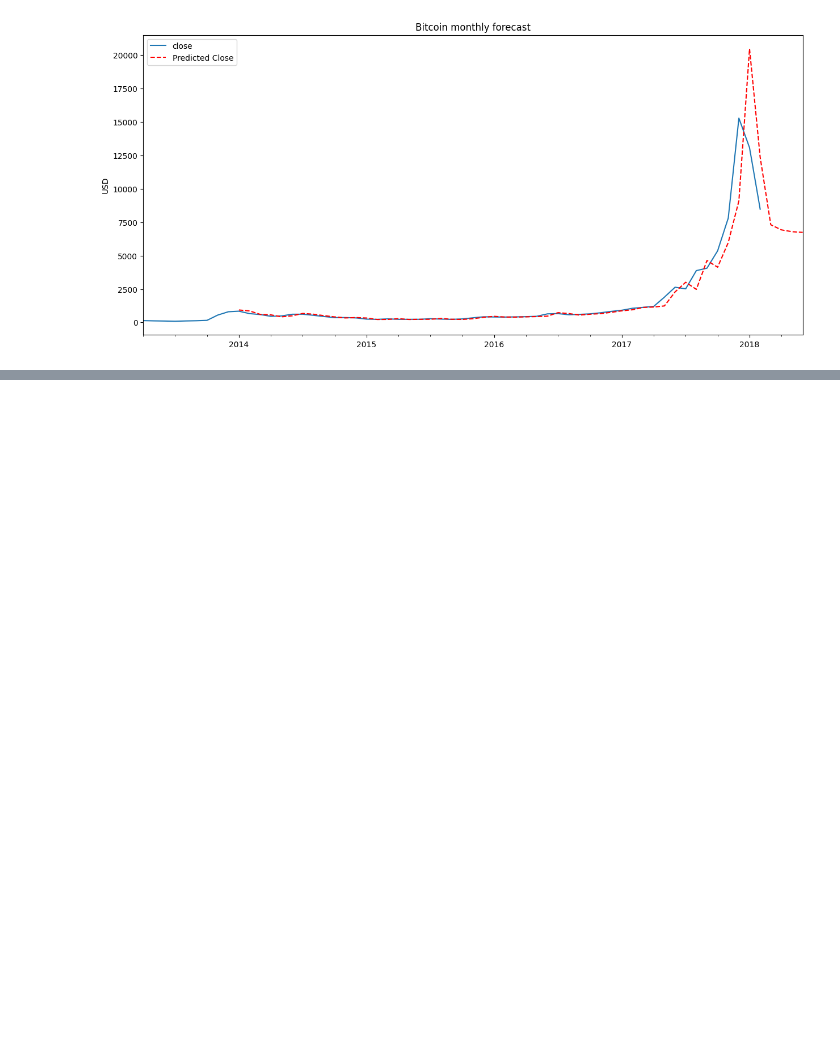
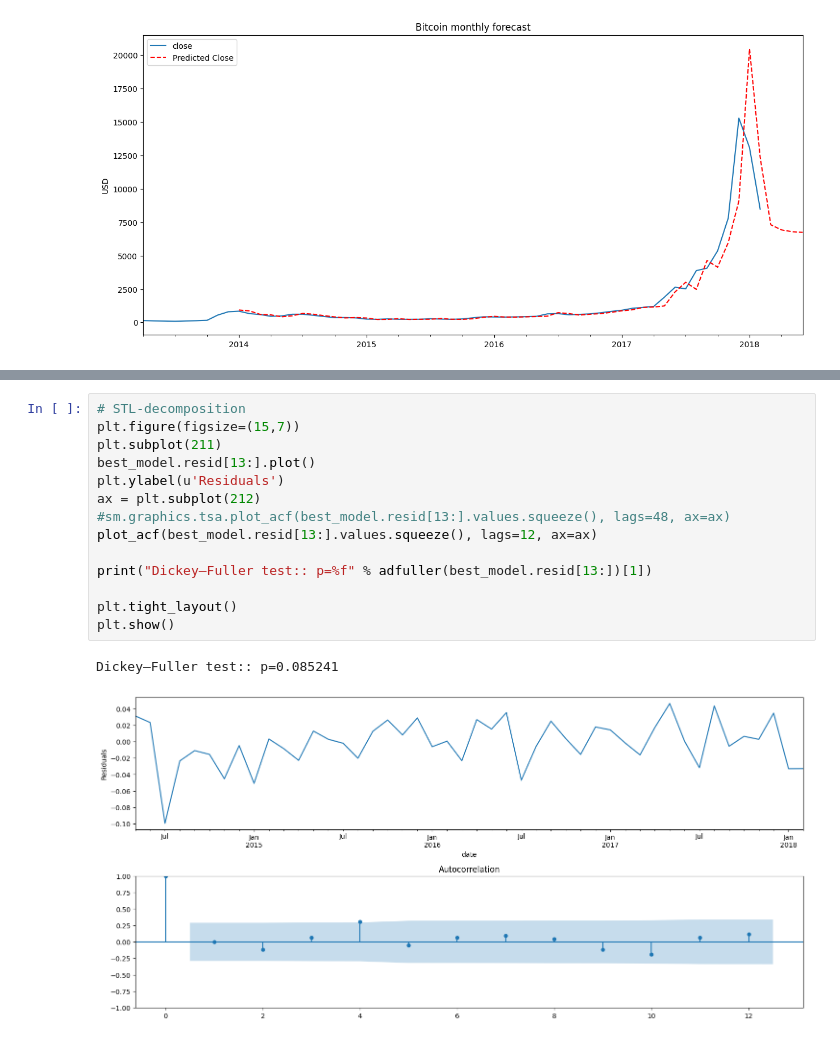
Before and after one commit to BearTS/TeamLosPolosHermanos-Technica22, a Jupyter notebook: ARIMAandSARIMAX.ipynb, the cells around one changed output, grey strips where cells are left out. Saved outputs shown, nothing was run; the diff lists cells and outputs as text; blank space fills up the shorter version.

```diff
--- a/ARIMAandSARIMAX.ipynb
+++ b/ARIMAandSARIMAX.ipynb
@@ -222,0 +287,17 @@ plt.show()
+# %%
+# STL-decomposition
+plt.figure(figsize=(15,7))
+plt.subplot(211)
+best_model.resid[13:].plot()
+plt.ylabel(u'Residuals')
+ax = plt.subplot(212)
+#sm.graphics.tsa.plot_acf(best_model.resid[13:].values.squeeze(), lags=48, ax=ax)
+plot_acf(best_model.resid[13:].values.squeeze(), lags=12, ax=ax)
+
+print("Dickey–Fuller test:: p=%f" % adfuller(best_model.resid[13:])[1])
+
+plt.tight_layout()
+plt.show()
+# %% [output]
+Dickey–Fuller test:: p=0.085241
+[figure, added]
```
Also changed, not shown: parts of 6 cells of this notebook.
